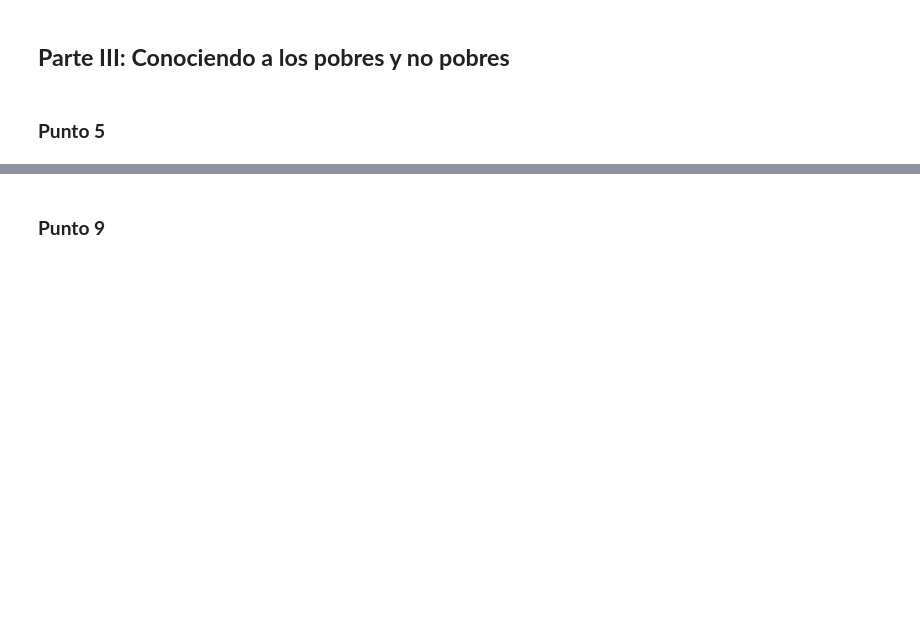
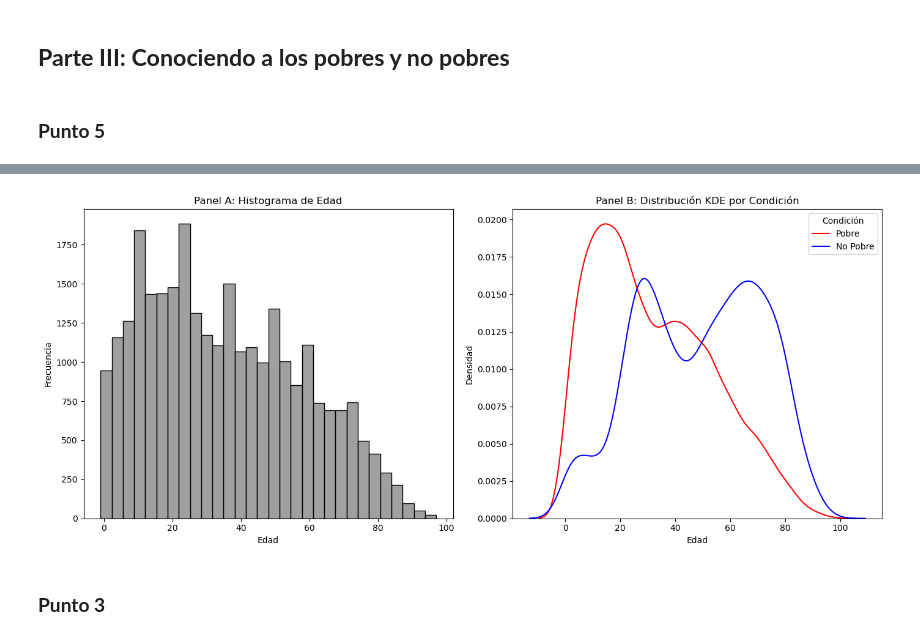
Before and after one commit to caterinawalker/Ciencia-de-Datos, a Jupyter notebook: tp2 (extendido tp1).ipynb, the cells around one changed output, grey strips where cells are left out. Saved outputs shown, nothing was run; the diff lists cells and outputs as text; code cells hidden in the pictures; blank space fills up the shorter version.

```diff
--- a/tp2 (extendido tp1).ipynb
+++ b/tp2 (extendido tp1).ipynb
@@ -787,2 +374,0 @@ See the caveats in the documentation: https://pandas.pydata.org/pandas-docs/stab
-# %%
-d2025["pp02i"] = d2025["pp02i"].replace(0, pd.NA).astype('Int64')
@@ -797,9 +377,9 @@ Valores únicos d2025['pp02i']: [np.int64(1), np.int64(2)]
 # %%
 # Lista de columnas que querés unir
 d2005 = d2005.rename(columns={"CODUSU": "codusu"})
-columnas = ["ano4", "ch04", "ch06", "ch07", "ch08", "nivel_ed", "estado",
-            "cat_inac", "ipcf", "ch10", "ch03", "ch14", "ch15",
-            "pp02e", "pp02i", "ch09","codusu"]
+columnas = ["ano4", "ch04", "ch06", "ch03", "nivel_ed",
+            "ipcf", "ch12","ch13", "ch14",
+            "ch09","codusu","itf","pp3e_tot","pp3f_tot"]
 
 # Verificar cuáles columnas están en cada DataFrame
 print("Columnas de d2005 que están en la lista:", [col for col in columnas if col in d2005.columns])
@@ -1130,6 +448,7 @@ respondieron.head()
 # %%
-adulto_equiv=pd.read_excel("C:/Users/loloa/OneDrive/Escritorio/facu/Ciencia de datos/tp/Ciencia-de-Datos/tabla_adulto_equiv.xlsx")
+adulto_equiv=pd.read_excel("C:/Users/usuario/Documents/Ciencia-de-Datos/tabla_adulto_equiv.xlsx")
 respondieron = respondieron.rename(columns={"ch06": "edad"})
+respondieron = respondieron.rename(columns={"ch04": "sexo"})
 #modifique adulto equiv desde excel para poder llamarlo fácil y que las variables correspondan
 #cambie para que haya una row por edad y no por rango
 def expand_row(row):
@@ -1164,6 +483,8 @@ adulto_equiv_long = adulto_equiv.melt(
     value_name="adulto_equiv"
 )
 
+adulto_equiv_long["sexo"] = adulto_equiv_long["sexo"].replace({"Varón": 1, "Mujer": 2})
+
 respondieron = respondieron.merge(
     adulto_equiv_long,
     on=["edad", "sexo"],
@@ -1192,5 +515,3 @@ print(adulto_equiv_long.head() )
-# %%
-respondieron = respondieron.rename(columns={"edad": "ch06"})
 # %%
 respondieron["ad_equiv_hogar"] = (
     respondieron.groupby("codusu")["adulto_equiv"]
@@ -1287,0 +628,42 @@ Pobreza (conteo y % sobre la muestra con ipcf válido):
+# %%
+import seaborn as sns
+import matplotlib.pyplot as plt
+fig, axes = plt.subplots(1, 2, figsize=(14, 6))
+
+# Panel A: Histograma simple de edad
+sns.histplot(
+    data=respondieron,
+    x="edad",
+    bins=30,
+    kde=False,
+    ax=axes[0],
+    color="gray"
+)
+axes[0].set_title("Panel A: Histograma de Edad")
+axes[0].set_xlabel("Edad")
+axes[0].set_ylabel("Frecuencia")
+
+# Panel B: Distribución KDE para pobres y no pobres
+sns.kdeplot(
+    data=respondieron[respondieron["pobre"] == 1],
+    x="edad",
+    label="Pobre",
+    color="red",
+    ax=axes[1]
+)
+sns.kdeplot(
+    data=respondieron[respondieron["pobre"] == 0],
+    x="edad",
+    label="No Pobre",
+    color="blue",
+    ax=axes[1]
+)
+axes[1].set_title("Panel B: Distribución KDE por Condición")
+axes[1].set_xlabel("Edad")
+axes[1].set_ylabel("Densidad")
+axes[1].legend(title="Condición")
+
+plt.tight_layout()
+plt.show()
+# %% [output]
+[figure, added]
@@ -1288,2 +672,2 @@ Pobreza (conteo y % sobre la muestra con ipcf válido):
 # %% [markdown]
-### **Punto 9**
+### **Punto 3**
```
Also changed, not shown: parts of 93 cells of this notebook, 1 other file.
